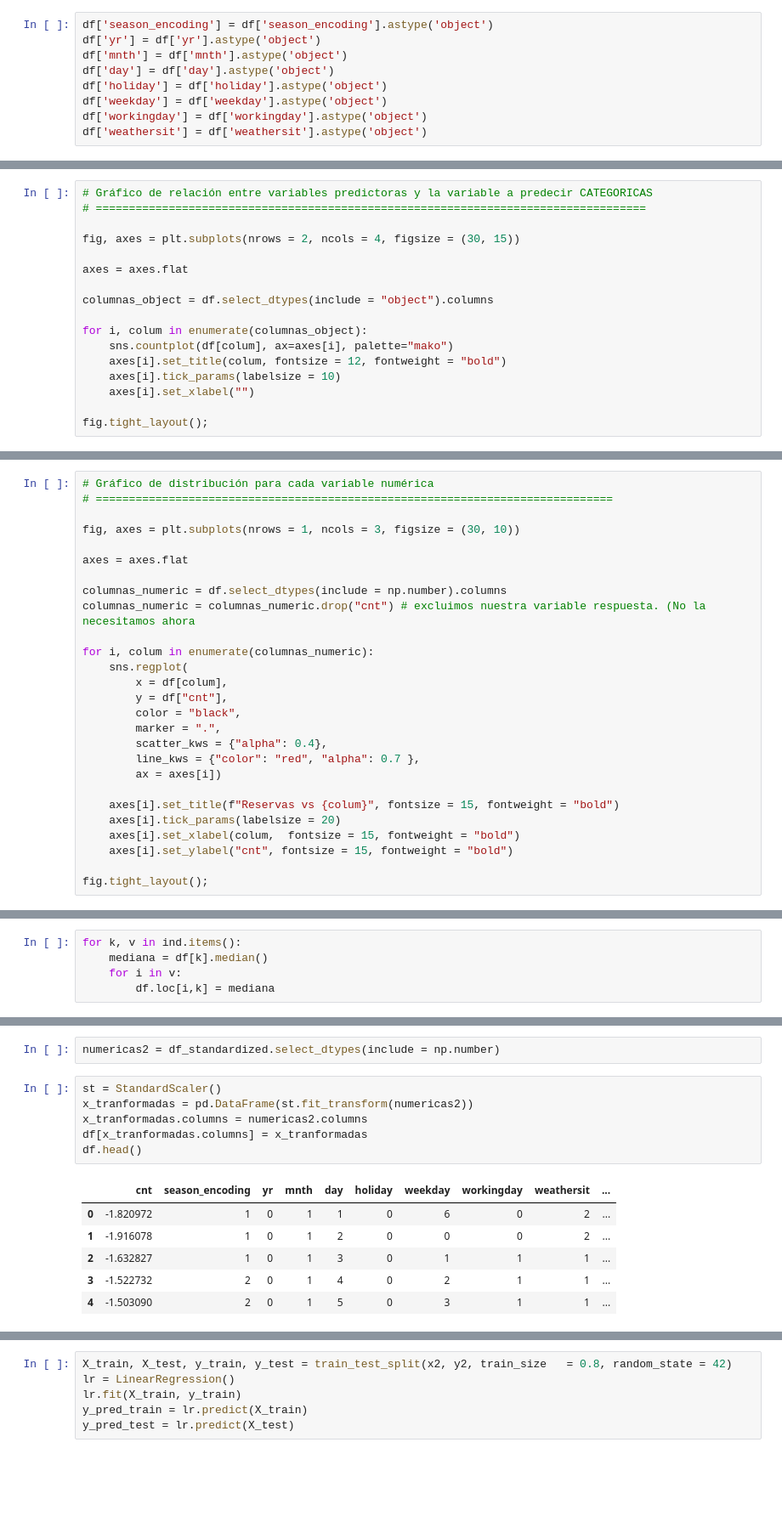
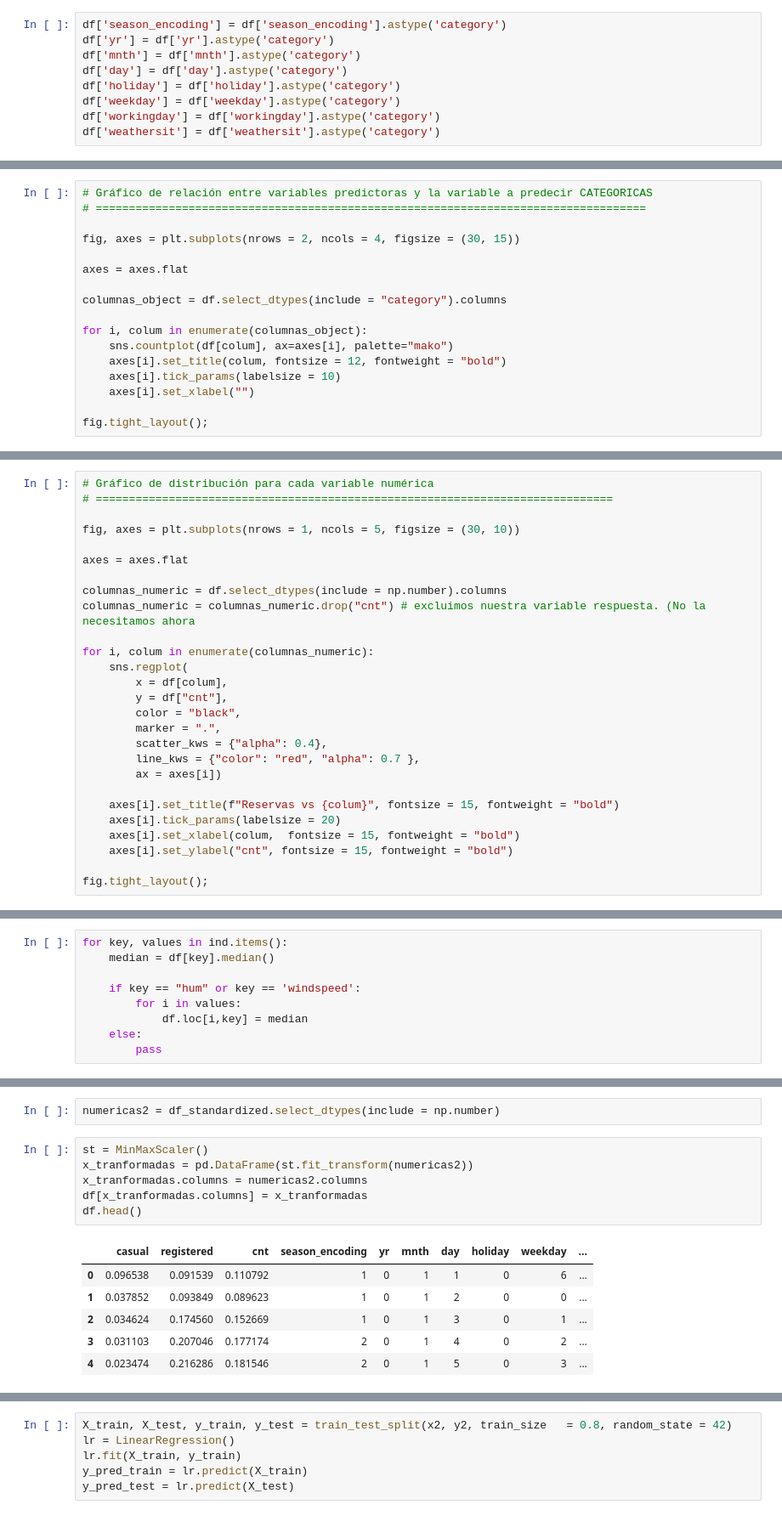
Before and after one commit to Adalab/project-da-promo-A-module-3-team-1, a Jupyter notebook: Regresion_Lineal_multiple_parte_4.ipynb, the cells around one changed output, grey strips where cells are left out. Shown: that part at 85% size. Saved outputs shown, nothing was run; the diff lists cells and outputs as text; blank space fills up the shorter version.

```diff
--- a/Regresion_Lineal_multiple_parte_4.ipynb
+++ b/Regresion_Lineal_multiple_parte_4.ipynb
@@ -119,13 +124,13 @@ Index(['cnt', 'season_encoding', 'yr', 'mnth', 'day', 'holiday', 'weekday',
       dtype='object')
 # %%
-df['season_encoding'] = df['season_encoding'].astype('object')
-df['yr'] = df['yr'].astype('object')
-df['mnth'] = df['mnth'].astype('object')
-df['day'] = df['day'].astype('object')
-df['holiday'] = df['holiday'].astype('object')
-df['weekday'] = df['weekday'].astype('object')
-df['workingday'] = df['workingday'].astype('object')
-df['weathersit'] = df['weathersit'].astype('object')
+df['season_encoding'] = df['season_encoding'].astype('category')
+df['yr'] = df['yr'].astype('category')
+df['mnth'] = df['mnth'].astype('category')
+df['day'] = df['day'].astype('category')
+df['holiday'] = df['holiday'].astype('category')
+df['weekday'] = df['weekday'].astype('category')
+df['workingday'] = df['workingday'].astype('category')
+df['weathersit'] = df['weathersit'].astype('category')
 # %% [markdown]
 ### Variable respuesta - NORMALIDAD - SHAPIRO
 # %% [markdown]
@@ -160,7 +165,7 @@ fig, axes = plt.subplots(nrows = 2, ncols = 4, figsize = (30, 15))
 
 axes = axes.flat
 
-columnas_object = df.select_dtypes(include = "object").columns
+columnas_object = df.select_dtypes(include = "category").columns
 
 for i, colum in enumerate(columnas_object):
     sns.countplot(df[colum], ax=axes[i], palette="mako")
@@ -186,7 +191,7 @@ numericas.head(1)
 # Gráfico de distribución para cada variable numérica
 # ==============================================================================
 
-fig, axes = plt.subplots(nrows = 1, ncols = 3, figsize = (30, 10))
+fig, axes = plt.subplots(nrows = 1, ncols = 5, figsize = (30, 10))
 
 axes = axes.flat
 
@@ -293,8 +331,12 @@ print(ind)
 # %%
-for k, v in ind.items():
-    mediana = df[k].median()
-    for i in v:
-        df.loc[i,k] = mediana
+for key, values in ind.items():
+    median = df[key].median()
+
+    if key == "hum" or key == 'windspeed':
+        for i in values:
+            df.loc[i,key] = median
+    else:
+        pass
 # %% [markdown]
 # Comprobación de las asunciones - Las variables predictoras deben cumplir: Homocedasteidad, Independencia
 # %% [markdown]
@@ -622,16 +705,16 @@ df_standardized = df.copy()
 # %%
 numericas2 = df_standardized.select_dtypes(include = np.number)
 # %%
-st = StandardScaler()
+st = MinMaxScaler()
 x_tranformadas = pd.DataFrame(st.fit_transform(numericas2))
 x_tranformadas.columns = numericas2.columns
 df[x_tranformadas.columns] = x_tranformadas
 df.head()
 # %% [output]
-|  | cnt | season_encoding | yr | mnth | day | holiday | weekday | workingday | weathersit | ... |
-| 0 | -1.820972 | 1 | 0 | 1 | 1 | 0 | 6 | 0 | 2 | ... |
-| 1 | -1.916078 | 1 | 0 | 1 | 2 | 0 | 0 | 0 | 2 | ... |
-| 2 | -1.632827 | 1 | 0 | 1 | 3 | 0 | 1 | 1 | 1 | ... |
-| 3 | -1.522732 | 2 | 0 | 1 | 4 | 0 | 2 | 1 | 1 | ... |
-| 4 | -1.503090 | 2 | 0 | 1 | 5 | 0 | 3 | 1 | 1 | ... |
+|  | casual | registered | cnt | season_encoding | yr | mnth | day | holiday | weekday | ... |
+| 0 | 0.096538 | 0.091539 | 0.110792 | 1 | 0 | 1 | 1 | 0 | 6 | ... |
+| 1 | 0.037852 | 0.093849 | 0.089623 | 1 | 0 | 1 | 2 | 0 | 0 | ... |
+| 2 | 0.034624 | 0.174560 | 0.152669 | 1 | 0 | 1 | 3 | 0 | 1 | ... |
+| 3 | 0.031103 | 0.207046 | 0.177174 | 2 | 0 | 1 | 4 | 0 | 2 | ... |
+| 4 | 0.023474 | 0.216286 | 0.181546 | 2 | 0 | 1 | 5 | 0 | 3 | ... |
 # %%
```
Also changed, not shown: parts of 62 cells of this notebook.
